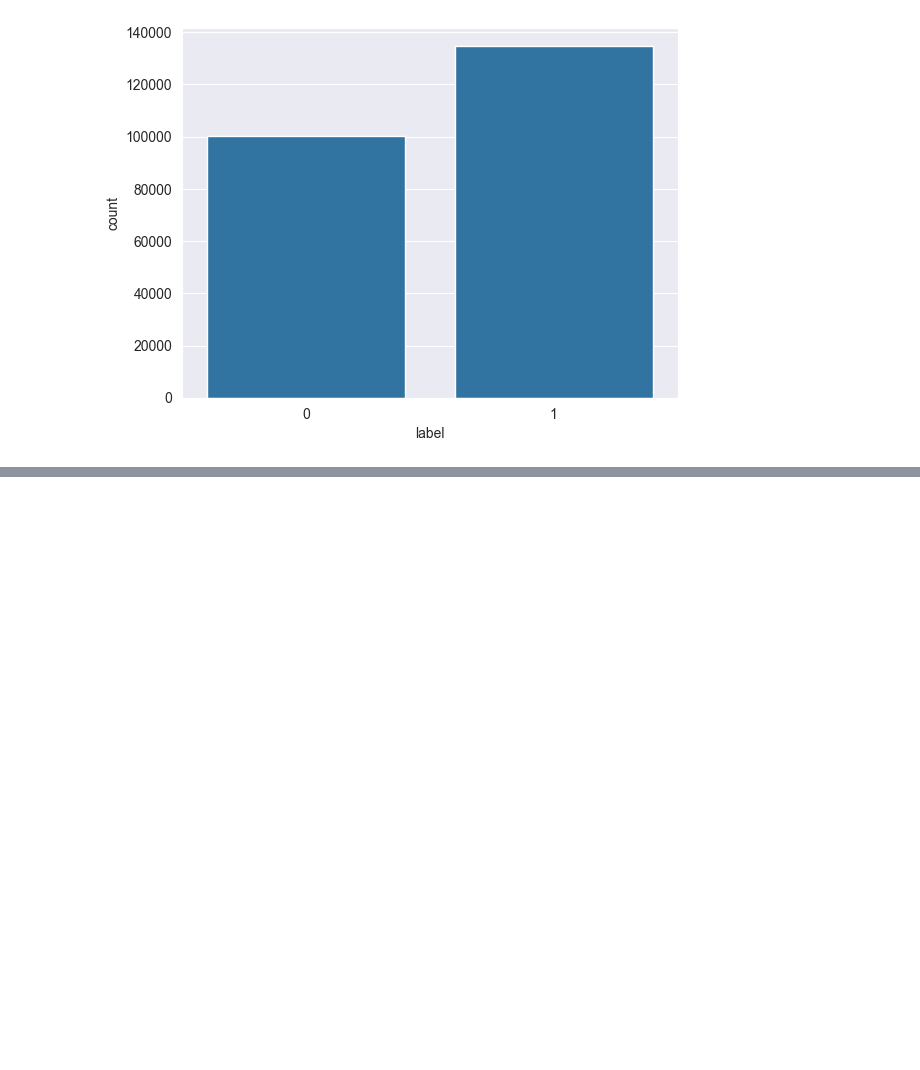
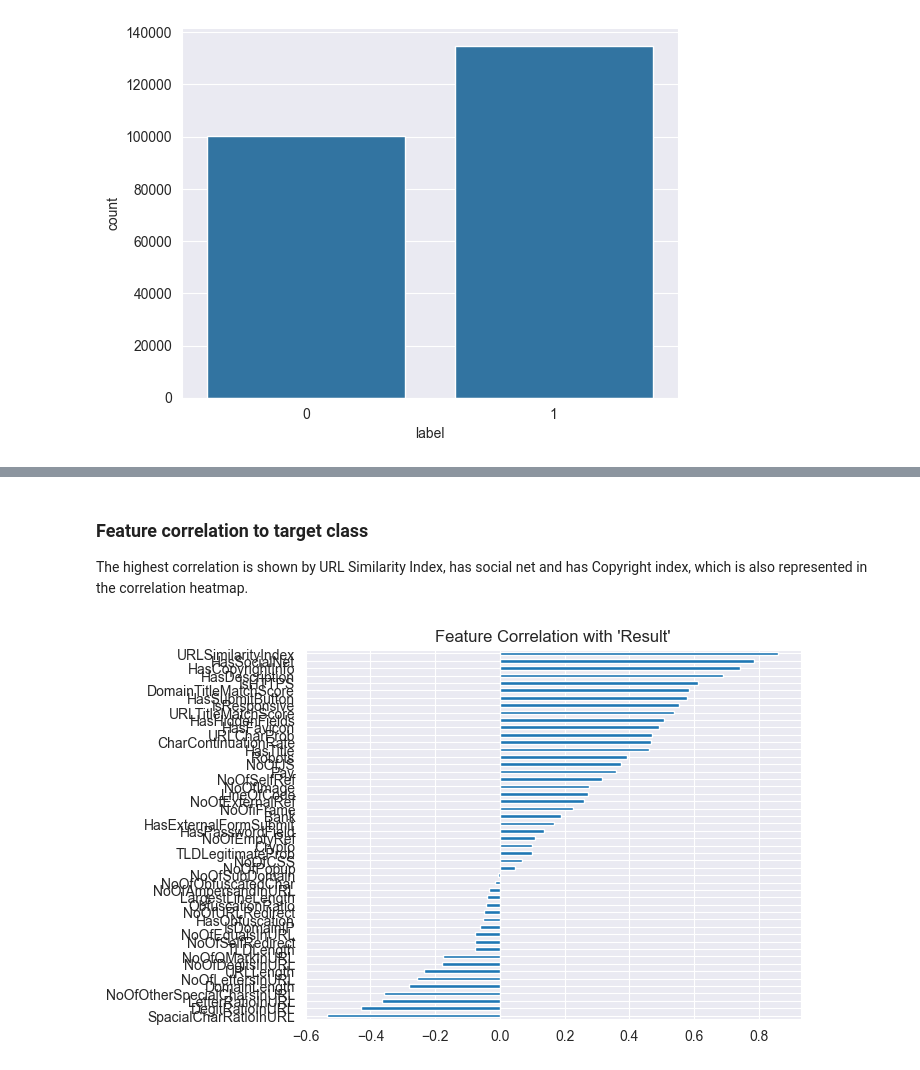
Before and after one commit to gabrielalaa/PhisingDetection, a Jupyter notebook: notebooks/new_training_dataset.ipynb, the cells around one changed output, grey strips where cells are left out. Saved outputs shown, nothing was run; the diff lists cells and outputs as text; code cells hidden in the pictures; blank space fills up the shorter version.

```diff
--- a/notebooks/new_training_dataset.ipynb
+++ b/notebooks/new_training_dataset.ipynb
@@ -132,0 +144,9 @@ There is not a big difference between the two results, so we go to the next step
+# %% [markdown]
+### Feature correlation to target class
+The highest correlation is shown by URL Similarity Index, has social net and has Copyright index, which is also represented in the correlation heatmap.
+# %%
+corr_with_target = df.corr()['label'].drop('label').sort_values()
+corr_with_target.plot(kind='barh', title="Feature Correlation with 'Result'")
+plt.show()
+# %% [output]
+[figure, added]
```
Also changed, not shown: parts of 14 cells of this notebook.
